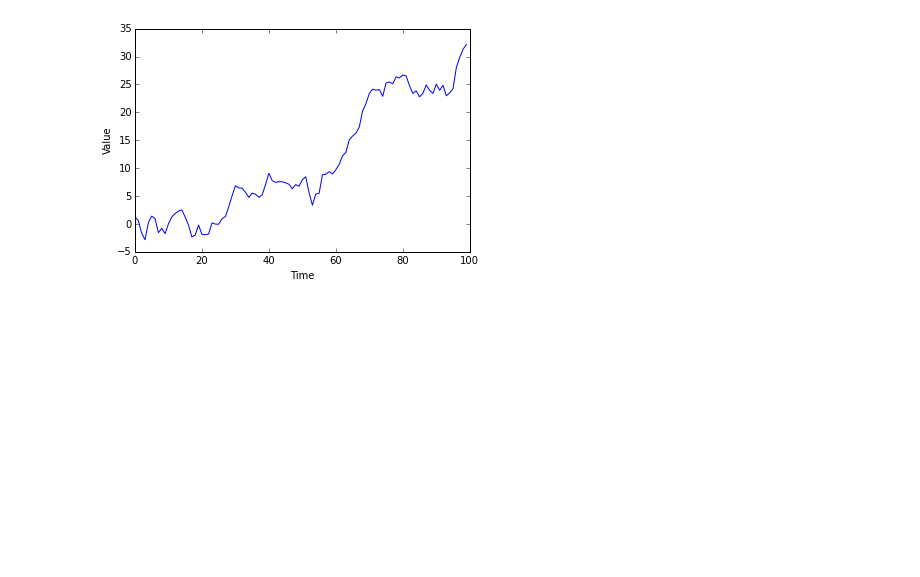
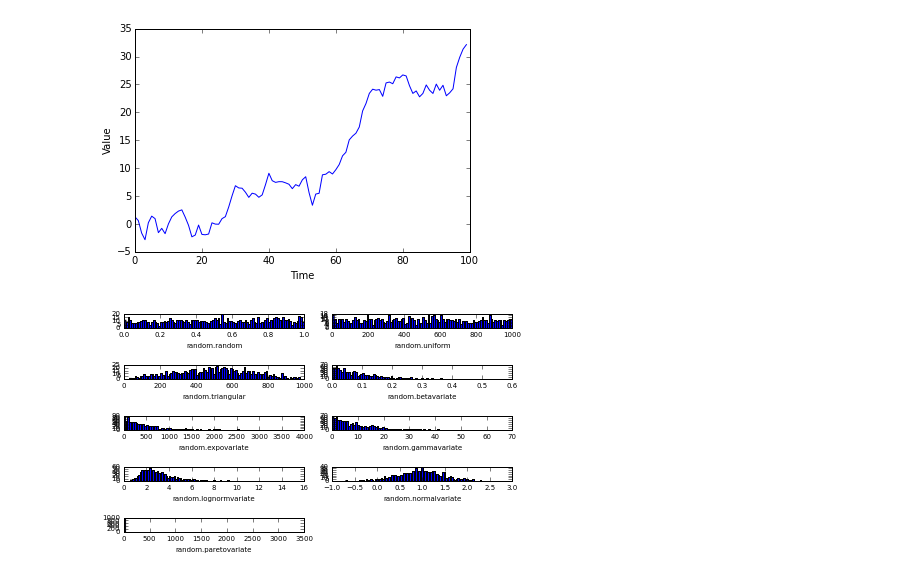
Before and after one commit to bijanvakili/pyvisual-notebook, a Jupyter notebook: chap2.ipynb, the cells around one changed output. Cells and saved outputs as stored; diff of their text form; code cells hidden in the pictures; blank space fills up the shorter version.

```diff
--- a/chap2.ipynb
+++ b/chap2.ipynb
@@ -551,3 +567,89 @@ plt.ylabel("Value")
 plt.show()
 # %% [output]
 [figure]
+# %%
+%matplotlib inline
+import random
+import matplotlib as mpl
+import matplotlib.pyplot as plt
+
+SAMPLE_SIZE = 1000
+buckets = 100
+random.seed(1) # force to a known seed to ensure the same graphs are always generated for demo purposes
+
+plt.figure()
+mpl.rcParams.update({'font.size': 7})
+
+plt.subplot(621)
+plt.xlabel('random.random')
+# return the next random floating point number in the range [0.0, 1.0)
+res = [random.random() for _ in xrange(1, SAMPLE_SIZE)]
+plt.hist(res, buckets)
+
+plt.subplot(622)
+plt.xlabel('random.uniform')
+# return a random floating point number N such at a <= N < = b for a <= b and b <= N <= a for b <a.
+# the end-point value b may or may not be included in the range depending on floating-point rounding in the equation a + (b-a) * random()
+a = 1
+b = SAMPLE_SIZE
+res = [random.uniform(a, b) for _ in xrange(1, SAMPLE_SIZE)]
+plt.hist(res, buckets)
+
+# triangular distribution
+plt.subplot(623)
+plt.xlabel('random.triangular')
+low = 1
+high = SAMPLE_SIZE
+res = [random.triangular(low, high) for _ in xrange(1, SAMPLE_SIZE)]
+plt.hist(res, buckets)
+
+# beta distribution
+plt.subplot(624)
+plt.xlabel('random.betavariate')
+alpha = 1
+beta = 10
+res = [random.betavariate(alpha, beta) for _ in xrange(1, SAMPLE_SIZE)]
+plt.hist(res, buckets)
+
+# exponential distribution
+plt.subplot(625)
+plt.xlabel('random.expovariate')
+lambd = 1.0 / ((SAMPLE_SIZE + 1) / 2)
+res = [random.expovariate(lambd) for _ in xrange(1, SAMPLE_SIZE)]
+plt.hist(res, buckets)
+
+# gamma distribution (see next cell for formula)
+plt.subplot(626)
+plt.xlabel('random.gammavariate')
+alpha = 1
+beta = 10
+res = [random.gammavariate(alpha, beta) for _ in xrange(1, SAMPLE_SIZE)]
+plt.hist(res, buckets)
+
+# lognormal distribution
+plt.subplot(627)
+plt.xlabel('random.lognormvariate')
+mu = 1
+sigma = 0.5
+res = [random.lognormvariate(mu, sigma) for _ in xrange(1, SAMPLE_SIZE)]
+plt.hist(res, buckets)
+
+# normal distribution
+plt.subplot(628)
+plt.xlabel('random.normalvariate')
+mu = 1
+sigma = 0.5
+res = [random.normalvariate(mu, sigma) for _ in xrange(1, SAMPLE_SIZE)]
+plt.hist(res, buckets)
+
+# pareto distribution
+plt.subplot(629)
+plt.xlabel('random.paretovariate')
+alpha = 1
+res = [random.paretovariate(alpha) for _ in xrange(1, SAMPLE_SIZE)]
+plt.hist(res, buckets)
+
+plt.tight_layout()
+plt.show()
+# %% [output]
+[figure, added]
```
Also changed, not shown: parts of 7 cells of this notebook, 1 other file.
